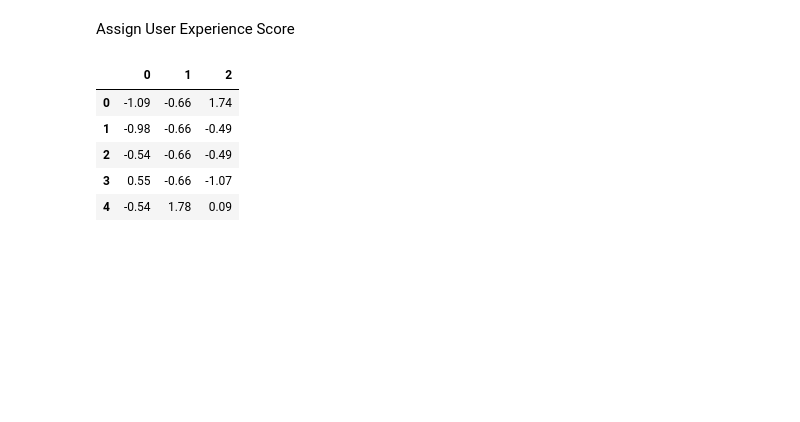
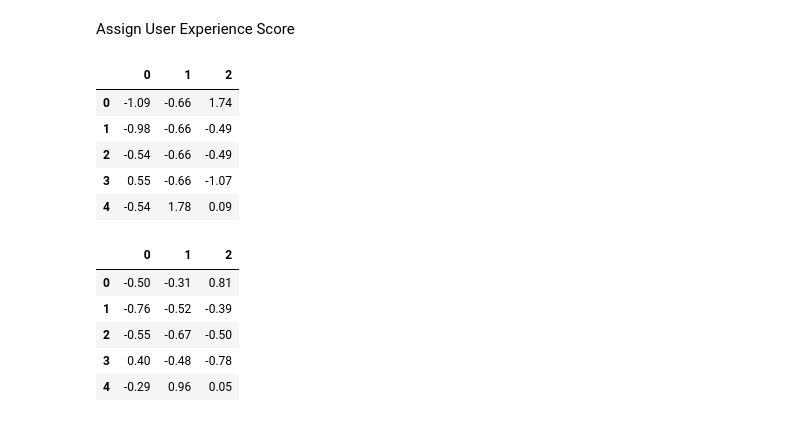
Before and after one commit to yonamg/Telecom-Data-Analysis, a Jupyter notebook: notebook/user_satisfaction_analysis.ipynb, the cells around one changed output. Saved outputs shown, nothing was run; the diff lists cells and outputs as text; code cells hidden in the pictures; blank space fills up the shorter version.

```diff
--- a/notebook/user_satisfaction_analysis.ipynb
+++ b/notebook/user_satisfaction_analysis.ipynb
@@ -126,4 +126,11 @@ pd.DataFrame(scaled_array).head(5)
 | 4 | -0.54 | 1.78 | 0.09 |
 # %%
 normalized_data = normalize(scaled_array)
-pd.DataFrame(normalized)
+pd.DataFrame(normalized_data).head(5)
+# %% [output]
+|  | 0 | 1 | 2 |
+| 0 | -0.50 | -0.31 | 0.81 |
+| 1 | -0.76 | -0.52 | -0.39 |
+| 2 | -0.55 | -0.67 | -0.50 |
+| 3 | 0.40 | -0.48 | -0.78 |
+| 4 | -0.29 | 0.96 | 0.05 |
```
Also changed, not shown: parts of 10 cells of this notebook.
